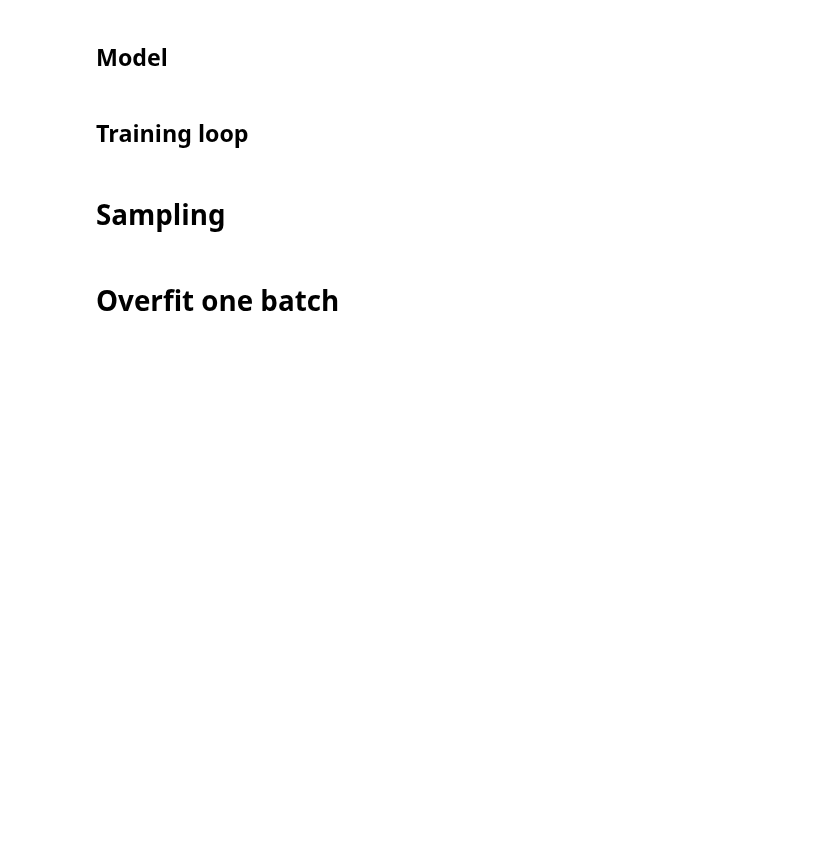
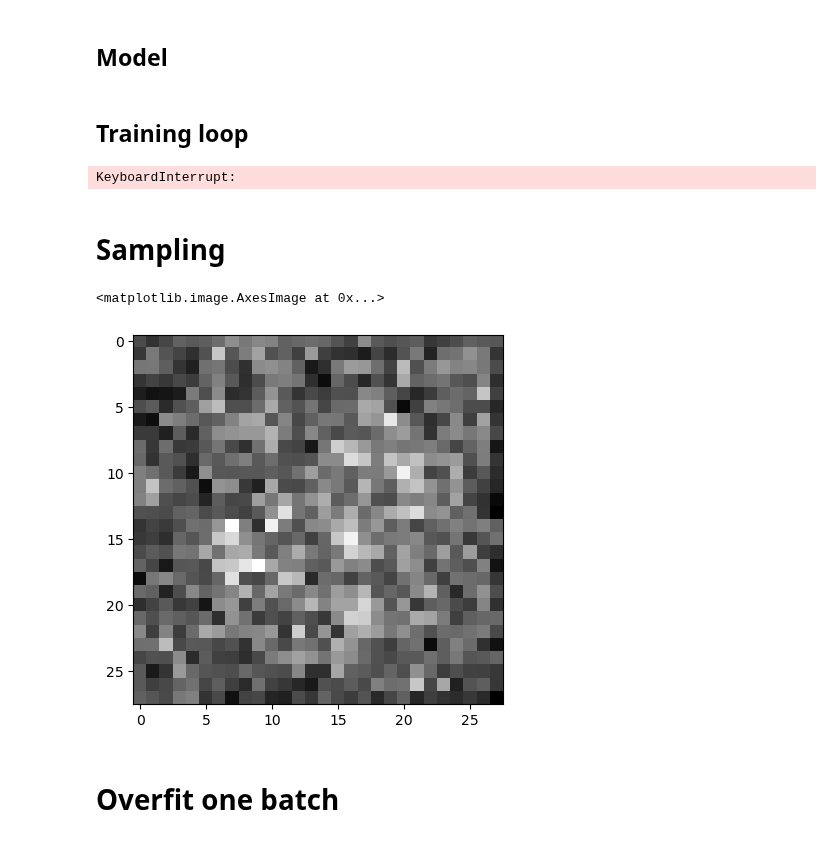
Before and after one commit to markus1573/Deep-learning-projekt, a Jupyter notebook: Training-Markus.ipynb, the cells around one changed output. Drawn from its saved outputs; the diff is of its cells as text; code cells hidden in the pictures; blank space fills up the shorter version.

```diff
--- a/Training-Markus.ipynb
+++ b/Training-Markus.ipynb
@@ -125,7 +126,7 @@ class LinearTimeEmbedding(nn.Module):
 class UNET(torch.nn.Module):
     def __init__(self):
         super(UNET, self).__init__()
-        self.channels = [1,32, 64, 128, 256]
+        self.channels = [1,32, 64, 128, 256, 512]
 
         self.convs = nn.ModuleList([
             nn.Sequential(
@@ -154,12 +155,26 @@ class UNET(torch.nn.Module):
                 nn.GroupNorm(8, self.channels[4]),
                 nn.ReLU(),
                 nn.Dropout2d(0.3)
+            ),
+            nn.Sequential(
+                nn.MaxPool2d(2, padding=0),  # (batchsize, 256, 2, 2)
+                nn.Conv2d(self.channels[4], self.channels[5], kernel_size=3, padding=1),  # (batchsize, 512, 2, 2)
+                nn.GroupNorm(8, self.channels[5]),
+                nn.ReLU(),
+                nn.Dropout2d(0.3)
             )
         ])
 
         self.tconvs = nn.ModuleList([
             nn.Sequential(
-                nn.ConvTranspose2d(self.channels[4], self.channels[3], kernel_size=3,
+                nn.ConvTranspose2d(self.channels[5], self.channels[4], kernel_size=3,
+                                      stride=2, padding=1, output_padding=1),  # (batchsize, 256, 4, 4)
+                nn.GroupNorm(8, self.channels[4]),
+                nn.ReLU(),
+                nn.Dropout2d(0.3)
+            ),
+            nn.Sequential(
+                nn.ConvTranspose2d(self.channels[4]*2, self.channels[3], kernel_size=3,
                                    stride=2, padding=1, output_padding=0),   # (batchsize, 128, 7, 7)
                 nn.GroupNorm(8, self.channels[3]),
                 nn.ReLU(),
@@ -203,6 +218,9 @@ class UNET(torch.nn.Module):
                 signals.append(signal)
 
         for i, tconv in enumerate(self.tconvs):
+            # print(f"signal shape: {signal.shape}")
+            # print(f"signals[-{i}] shape: {signals[-i].shape}")
+            # print()
             lin_time = nn.Linear(128, self.channels[-i-1],device=device)
             t_emb_processed = lin_time(t_emb_norm).view(-1, self.channels[-i-1], 1, 1)
             signal= signal+t_emb_processed
@@ -252,30 +270,34 @@ for epoch in range(epochs):
 
     if epoch % 2 == 0:
         torch.save(model.state_dict(), f"DDPM_{epoch+1}.pth")
+# %% [output]
+KeyboardInterrupt:
 # %% [markdown]
 # Sampling
 # %%
-load_model = "DDPM_15.pth"
+load_model = "DDPM_37.pth"
+if load_model:
+    model.load_state_dict(torch.load(load_model, map_location=device))
 
-if load_model:
-    model.load_state_dict(torch.load(load_model, map_location=device,weights_only=True))
+model.eval()
+
+xt = torch.randn(1, 1, 28, 28).to(device)
 with torch.inference_mode():
-    model.eval()
-    batch_size = 1
-    xt = torch.randn(batch_size, 1, 28, 28).to(device)
-
     for t in torch.arange(T-1, -1, -1):
         t = t.reshape(1)
         t = t.to(device)
         t_emb = time_embedding_layer(t.float())
-        z = torch.randn(batch_size, 1, 28, 28).to(device) if t > 1 else torch.zeros(batch_size, 1, 28, 28).to(device)
+        z = torch.randn(1, 1, 28, 28).to(device) if t > 1 else torch.zeros(1, 1, 28, 28).to(device)
 
         xt_new = 1 / torch.sqrt(alpha[t]) * (xt - (1 - alpha[t])/(torch.sqrt(1 - alpha_bar[t])) *
                                                     model(xt, t_emb)) + torch.sqrt(beta[t]) * z
         xt = xt_new
 
 
-plt.imshow(reverse_transform(xt[0][0].cpu().detach().numpy()), cmap="grey")
+plt.imshow(reverse_transform(xt[0][0].cpu().detach()), cmap="grey")
+# %% [output]
+<matplotlib.image.AxesImage at 0x...>
+[figure, added]
 # %% [markdown]
 # Overfit one batch
 # %%
```
Also changed, not shown: parts of 3 cells of this notebook, 1 other file.
